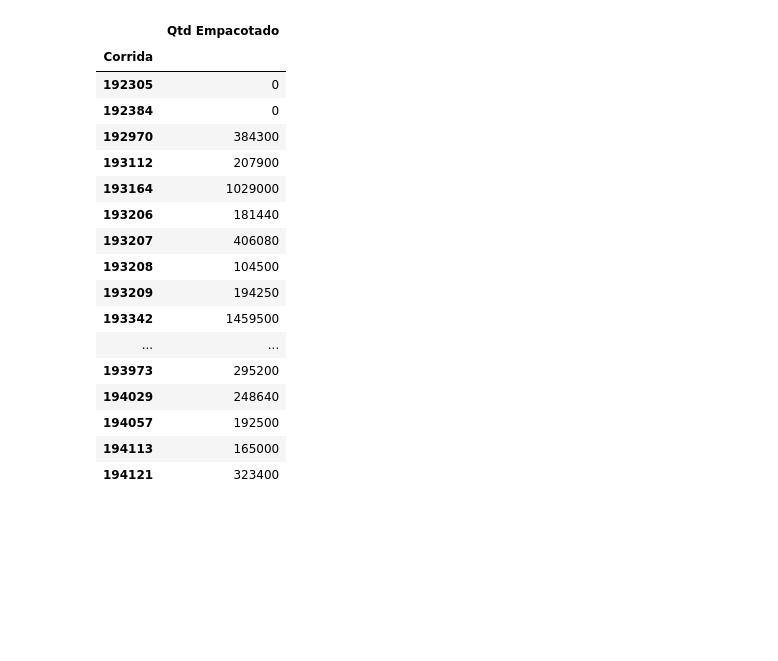
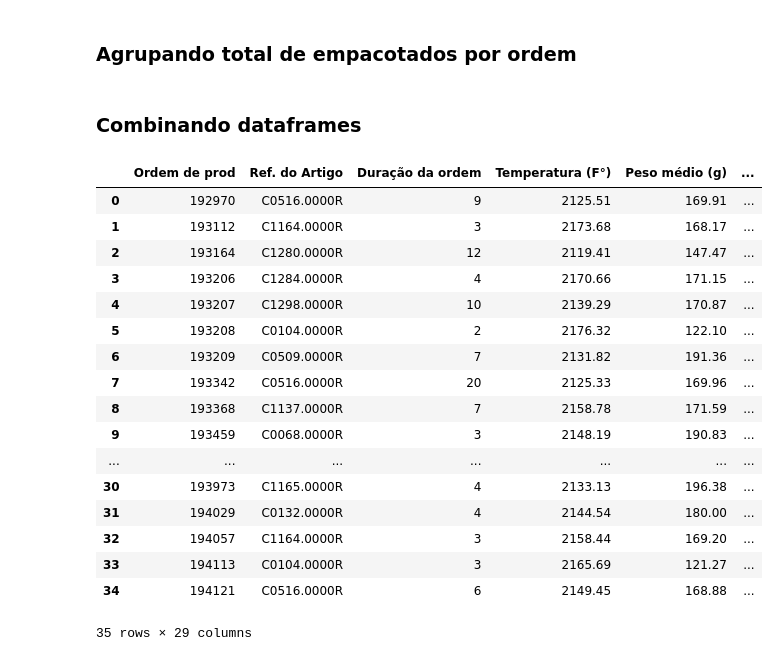
Before and after one commit to lucasz-g/Analise-Gotas, a Jupyter notebook: analises/analise_empacotado.ipynb, the cells around one changed output. Saved outputs shown, nothing was run; the diff lists cells and outputs as text; code cells hidden in the pictures; blank space fills up the shorter version.

Commit message:
Finalizando modelo com empacotados

```diff
--- a/analises/analise_empacotado.ipynb
+++ b/analises/analise_empacotado.ipynb
@@ -2,4 +2,5 @@
 import pandas as pd
 import plotly.express as px
 # %%
-dados = pd.read_excel('../Empacotado.xlsx')
+dados_empacotado = pd.read_excel('../Empacotado.xlsx')
+dados_produzido = pd.read_csv('../dados_ordem.csv')
@@ -21,0 +7,2 @@ dados
+# %%
+dados_empacotado = dados_empacotado.rename(columns={'Corrida':'Ordem de prod'})
@@ -22,23 +28,29 @@ dados
+# %% [markdown]
+### Agrupando total de empacotados por ordem
 # %%
-empacotado_por_ordem = dados.groupby('Corrida')[['Qtd Empacotado']].sum()
+empacotado_por_ordem = dados_empacotado.groupby('Ordem de prod')['Qtd Empacotado'].sum()
-# %%
-empacotado_por_ordem
-# %% [output]
-|  | Qtd Empacotado |
-| Corrida |  |
-| 192305 | 0 |
-| 192384 | 0 |
-| 192970 | 384300 |
-| 193112 | 207900 |
-| 193164 | 1029000 |
-| 193206 | 181440 |
-| 193207 | 406080 |
-| 193208 | 104500 |
-| 193209 | 194250 |
-| 193342 | 1459500 |
-| ... | ... |
-| 193973 | 295200 |
-| 194029 | 248640 |
-| 194057 | 192500 |
-| 194113 | 165000 |
-| 194121 | 323400 |
+# %% [markdown]
+### Combinando dataframes
+# %%
+df_producao = dados_produzido.merge(empacotado_por_ordem, on='Ordem de prod')
+# %%
+df_producao
+# %% [output]
+|  | Ordem de prod | Ref. do Artigo | Duração da ordem | Temperatura (F°) | Peso médio (g) | ... |
+| 0 | 192970 | C0516.0000R | 9 | 2125.51 | 169.91 | ... |
+| 1 | 193112 | C1164.0000R | 3 | 2173.68 | 168.17 | ... |
+| 2 | 193164 | C1280.0000R | 12 | 2119.41 | 147.47 | ... |
+| 3 | 193206 | C1284.0000R | 4 | 2170.66 | 171.15 | ... |
+| 4 | 193207 | C1298.0000R | 10 | 2139.29 | 170.87 | ... |
+| 5 | 193208 | C0104.0000R | 2 | 2176.32 | 122.10 | ... |
+| 6 | 193209 | C0509.0000R | 7 | 2131.82 | 191.36 | ... |
+| 7 | 193342 | C0516.0000R | 20 | 2125.33 | 169.96 | ... |
+| 8 | 193368 | C1137.0000R | 7 | 2158.78 | 171.59 | ... |
+| 9 | 193459 | C0068.0000R | 3 | 2148.19 | 190.83 | ... |
+| ... | ... | ... | ... | ... | ... | ... |
+| 30 | 193973 | C1165.0000R | 4 | 2133.13 | 196.38 | ... |
+| 31 | 194029 | C0132.0000R | 4 | 2144.54 | 180.00 | ... |
+| 32 | 194057 | C1164.0000R | 3 | 2158.44 | 169.20 | ... |
+| 33 | 194113 | C0104.0000R | 3 | 2165.69 | 121.27 | ... |
+| 34 | 194121 | C0516.0000R | 6 | 2149.45 | 168.88 | ... |
+35 rows × 29 columns
```
Also changed, not shown: parts of 8 cells of this notebook, 2 other files.
